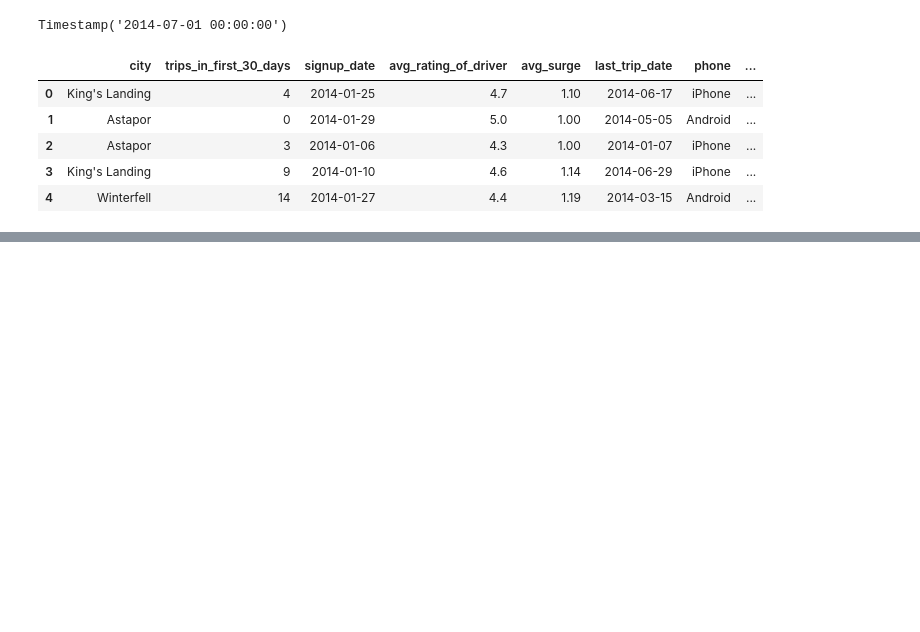
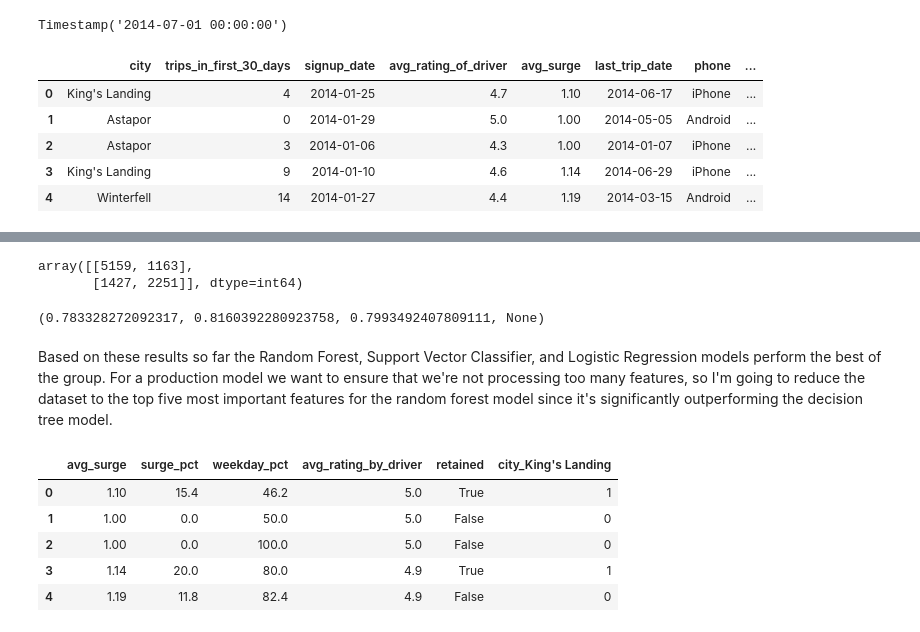
Before and after one commit to zjbrown0689/dsc, a Jupyter notebook: ultimate_challenge/Ultimate Challenge.ipynb, the cells around one changed output, grey strips where cells are left out. Cells and saved outputs as stored; diff of their text form; code cells hidden in the pictures; blank space fills up the shorter version.

```diff
--- a/ultimate_challenge/Ultimate Challenge.ipynb
+++ b/ultimate_challenge/Ultimate Challenge.ipynb
@@ -203,0 +270,2 @@ UFuncTypeError: ufunc 'add' cannot use operands with types dtype('float64') and
+# %%
+dummied.drop(columns=['signup_date'], inplace=True)
@@ -203,0 +398,28 @@ UFuncTypeError: ufunc 'add' cannot use operands with types dtype('float64') and
+# %%
+confusion_matrix(y_test, y_pred_knn)
+# %% [output]
+array([[5159, 1163],
+       [1427, 2251]], dtype=int64)
+# %%
+precision_recall_fscore_support(y_test, y_pred_knn, pos_label=False, average='binary')
+# %% [output]
+(0.783328272092317, 0.8160392280923758, 0.7993492407809111, None)
+# %% [markdown]
+Based on these results so far the Random Forest, Support Vector Classifier, and Logistic Regression models perform the best of the group. For a production model we want to ensure that we're not processing too many features, so I'm going to reduce the dataset to the top five most important features for the random forest model since it's significantly outperforming the decision tree model.
+# %%
+dummied_red = dummied.copy()
+# %%
+cols = ['avg_rating_by_driver', "city_King's Landing", 'surge_pct', 'weekday_pct', 'avg_surge', 'retained']
+
+for col in dummied_red.columns:
+    if col not in cols:
+        dummied_red.drop(columns=col, inplace=True)
+# %%
+dummied_red.head()
+# %% [output]
+|  | avg_surge | surge_pct | weekday_pct | avg_rating_by_driver | retained | city_King's Landing |
+| 0 | 1.10 | 15.4 | 46.2 | 5.0 | True | 1 |
+| 1 | 1.00 | 0.0 | 50.0 | 5.0 | False | 0 |
+| 2 | 1.00 | 0.0 | 100.0 | 5.0 | False | 0 |
+| 3 | 1.14 | 20.0 | 80.0 | 4.9 | True | 1 |
+| 4 | 1.19 | 11.8 | 82.4 | 4.9 | False | 0 |
```
Also changed, not shown: parts of 61 cells of this notebook.
